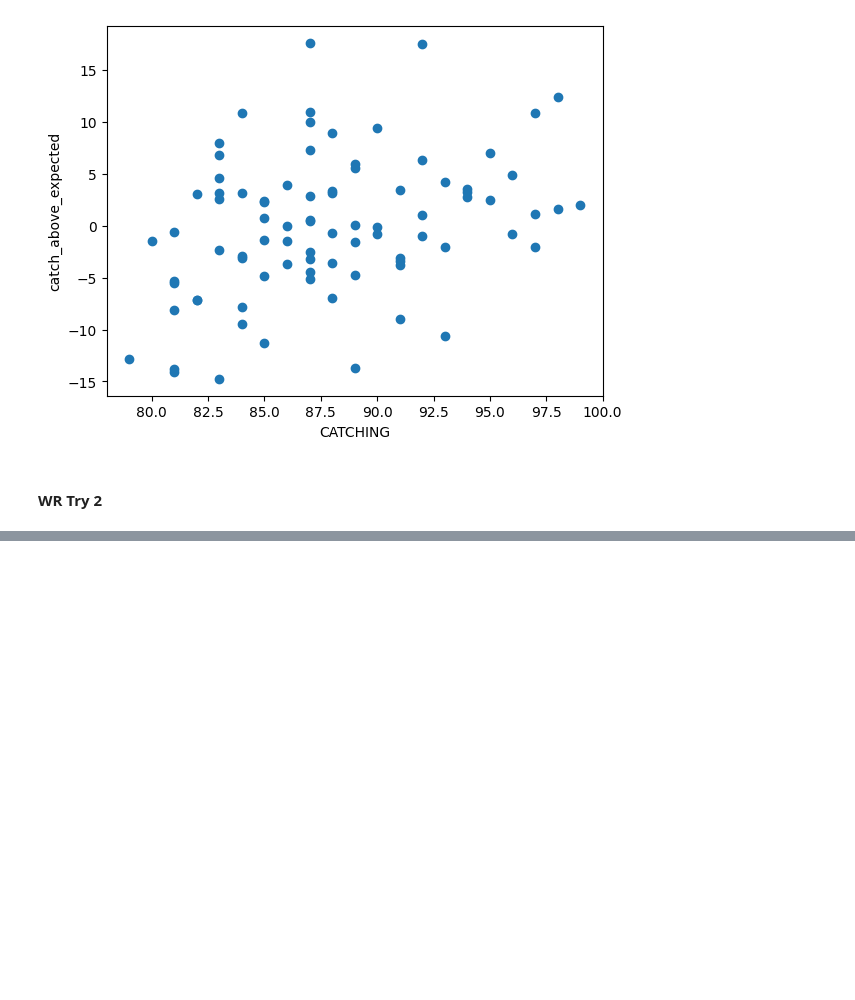
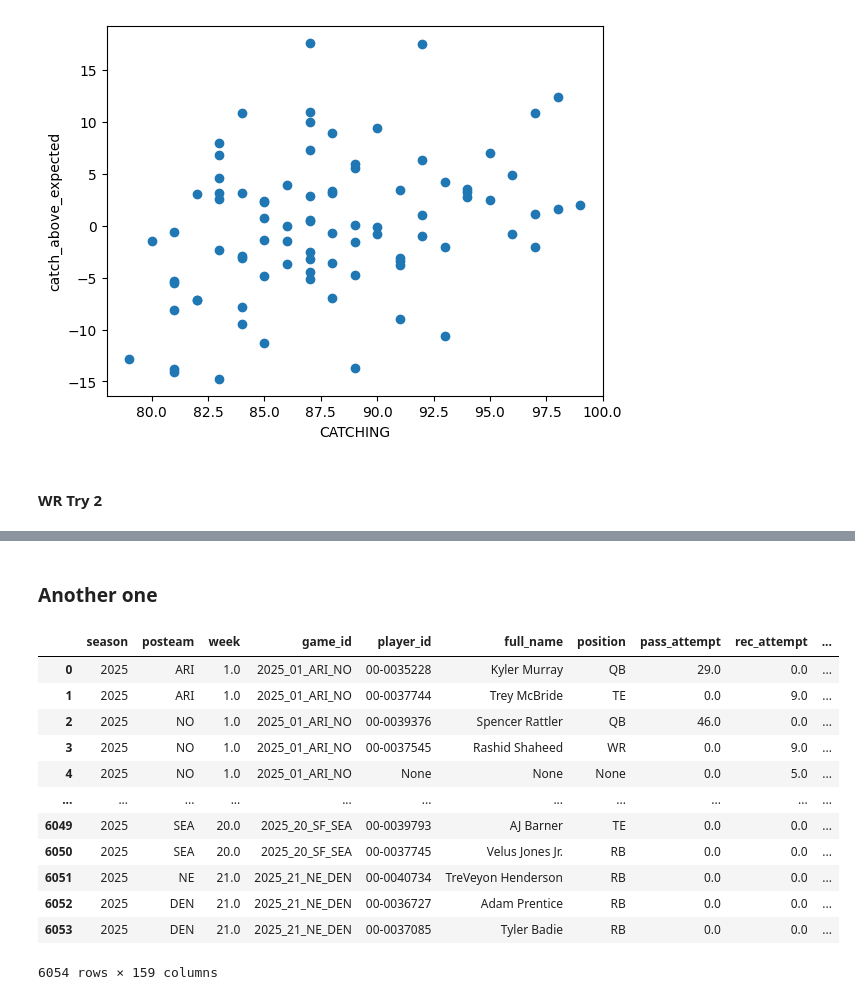
Before and after one commit to CharlieHubbard7/NFLResearch, a Jupyter notebook: NFL_Research_(5_26_26).ipynb, the cells around one changed output, grey strips where cells are left out. Cells and saved outputs as stored; diff of their text form; code cells hidden in the pictures; blank space fills up the shorter version.

```diff
--- a/NFL_Research_(5_26_26).ipynb
+++ b/NFL_Research_(5_26_26).ipynb
@@ -806,0 +875,18 @@ plt.show()
+# %% [markdown]
+### Another one
+# %%
+ff_opportunity
+# %% [output]
+|  | season | posteam | week | game_id | player_id | full_name | position | pass_attempt | rec_attempt | ... |
+| 0 | 2025 | ARI | 1.0 | 2025_01_ARI_NO | 00-0035228 | Kyler Murray | QB | 29.0 | 0.0 | ... |
+| 1 | 2025 | ARI | 1.0 | 2025_01_ARI_NO | 00-0037744 | Trey McBride | TE | 0.0 | 9.0 | ... |
+| 2 | 2025 | NO | 1.0 | 2025_01_ARI_NO | 00-0039376 | Spencer Rattler | QB | 46.0 | 0.0 | ... |
+| 3 | 2025 | NO | 1.0 | 2025_01_ARI_NO | 00-0037545 | Rashid Shaheed | WR | 0.0 | 9.0 | ... |
+| 4 | 2025 | NO | 1.0 | 2025_01_ARI_NO | None | None | None | 0.0 | 5.0 | ... |
+| ... | ... | ... | ... | ... | ... | ... | ... | ... | ... | ... |
+| 6049 | 2025 | SEA | 20.0 | 2025_20_SF_SEA | 00-0039793 | AJ Barner | TE | 0.0 | 0.0 | ... |
+| 6050 | 2025 | SEA | 20.0 | 2025_20_SF_SEA | 00-0037745 | Velus Jones Jr. | RB | 0.0 | 0.0 | ... |
+| 6051 | 2025 | NE | 21.0 | 2025_21_NE_DEN | 00-0040734 | TreVeyon Henderson | RB | 0.0 | 0.0 | ... |
+| 6052 | 2025 | DEN | 21.0 | 2025_21_NE_DEN | 00-0036727 | Adam Prentice | RB | 0.0 | 0.0 | ... |
+| 6053 | 2025 | DEN | 21.0 | 2025_21_NE_DEN | 00-0037085 | Tyler Badie | RB | 0.0 | 0.0 | ... |
+6054 rows × 159 columns
```
Also changed, not shown: parts of 5 cells of this notebook.
